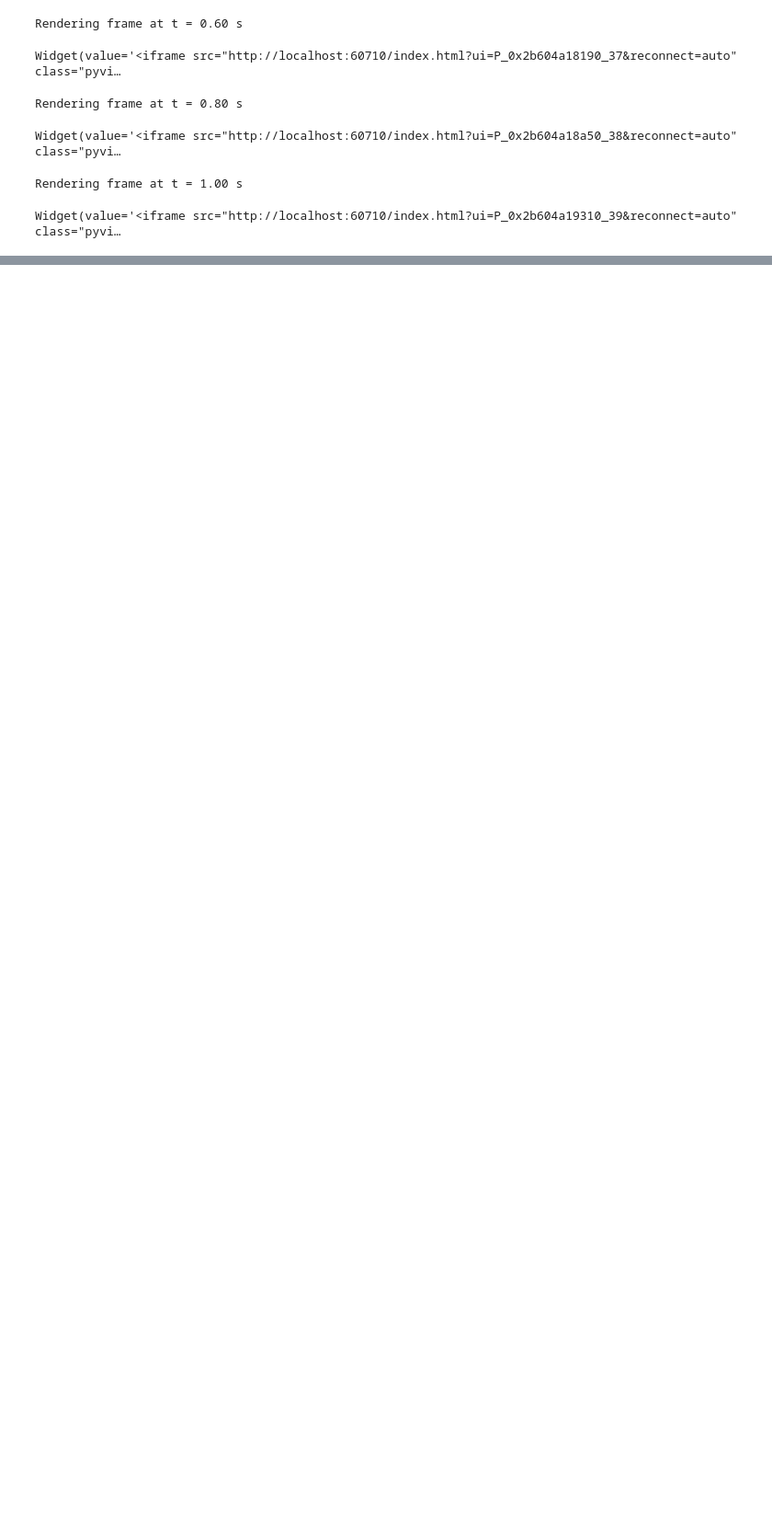
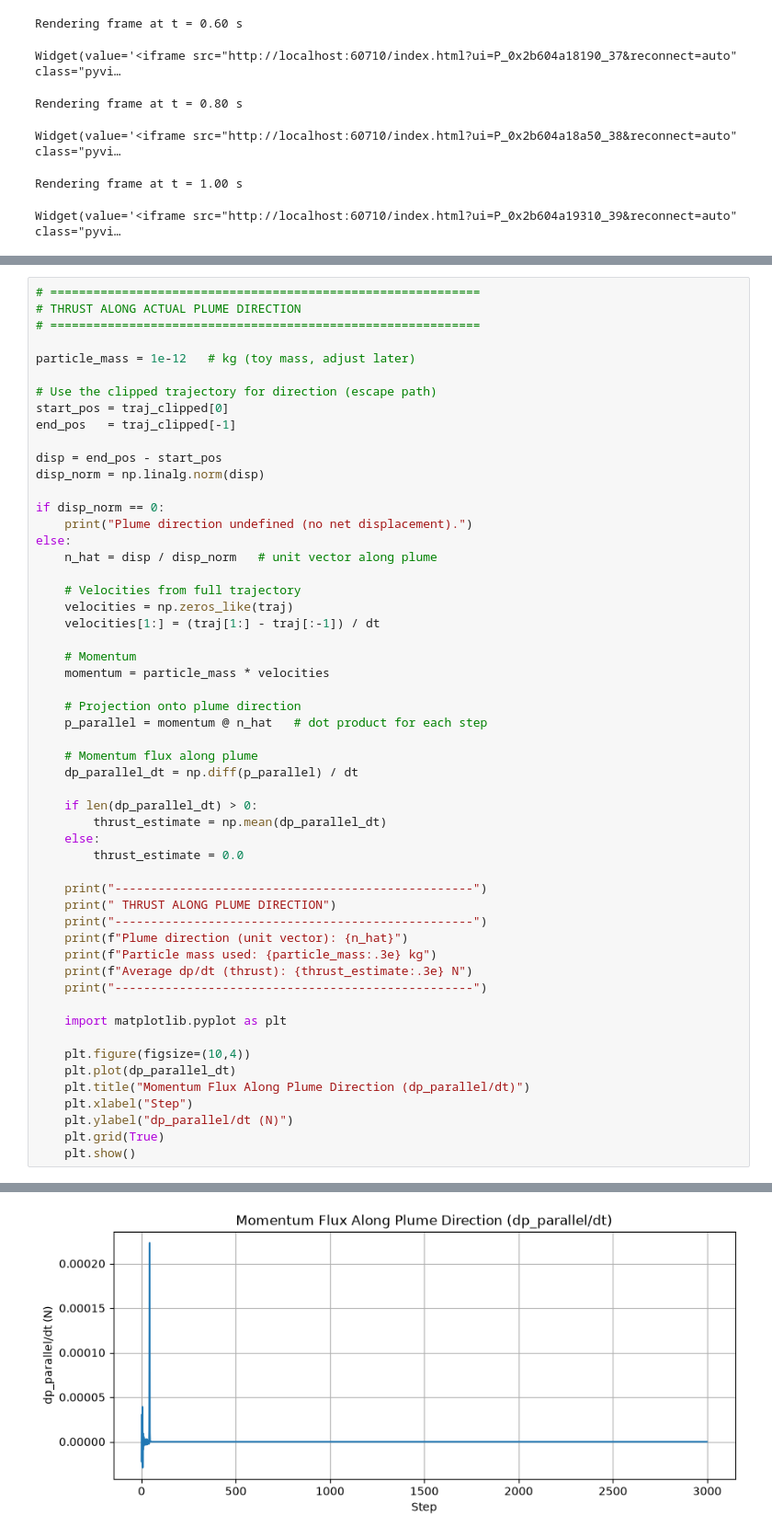
Before and after one commit to paulalex675/plasmaSlingshot, a Jupyter notebook: physics_simulation.ipynb, the cells around one changed output, grey strips where cells are left out. Shown at 92% size. Saved outputs shown, nothing was run; the diff lists cells and outputs as text; blank space fills up the shorter version.

```diff
--- a/physics_simulation.ipynb
+++ b/physics_simulation.ipynb
@@ -528,0 +813,55 @@ plotter.show(title="Gate-Escape Plasma Packet (Dots)")
+# %%
+# ============================================================
+# THRUST ALONG ACTUAL PLUME DIRECTION
+# ============================================================
+
+particle_mass = 1e-12   # kg (toy mass, adjust later)
+
+# Use the clipped trajectory for direction (escape path)
+start_pos = traj_clipped[0]
+end_pos   = traj_clipped[-1]
+
+disp = end_pos - start_pos
+disp_norm = np.linalg.norm(disp)
+
+if disp_norm == 0:
+    print("Plume direction undefined (no net displacement).")
+else:
+    n_hat = disp / disp_norm   # unit vector along plume
+
+    # Velocities from full trajectory
+    velocities = np.zeros_like(traj)
+    velocities[1:] = (traj[1:] - traj[:-1]) / dt
+
+    # Momentum
+    momentum = particle_mass * velocities
+
+    # Projection onto plume direction
+    p_parallel = momentum @ n_hat   # dot product for each step
+
+    # Momentum flux along plume
+    dp_parallel_dt = np.diff(p_parallel) / dt
+
+    if len(dp_parallel_dt) > 0:
+        thrust_estimate = np.mean(dp_parallel_dt)
+    else:
+        thrust_estimate = 0.0
+
+    print("--------------------------------------------------")
+    print(" THRUST ALONG PLUME DIRECTION")
+    print("--------------------------------------------------")
+    print(f"Plume direction (unit vector): {n_hat}")
+    print(f"Particle mass used: {particle_mass:.3e} kg")
+    print(f"Average dp/dt (thrust): {thrust_estimate:.3e} N")
+    print("--------------------------------------------------")
+
+    import matplotlib.pyplot as plt
+
+    plt.figure(figsize=(10,4))
+    plt.plot(dp_parallel_dt)
+    plt.title("Momentum Flux Along Plume Direction (dp_parallel/dt)")
+    plt.xlabel("Step")
+    plt.ylabel("dp_parallel/dt (N)")
+    plt.grid(True)
+    plt.show()
+# %% [output]
@@ -528,0 +875 @@ plotter.show(title="Gate-Escape Plasma Packet (Dots)")
+[figure, added]
```
Also changed, not shown: parts of 5 cells of this notebook, 1 other file.
